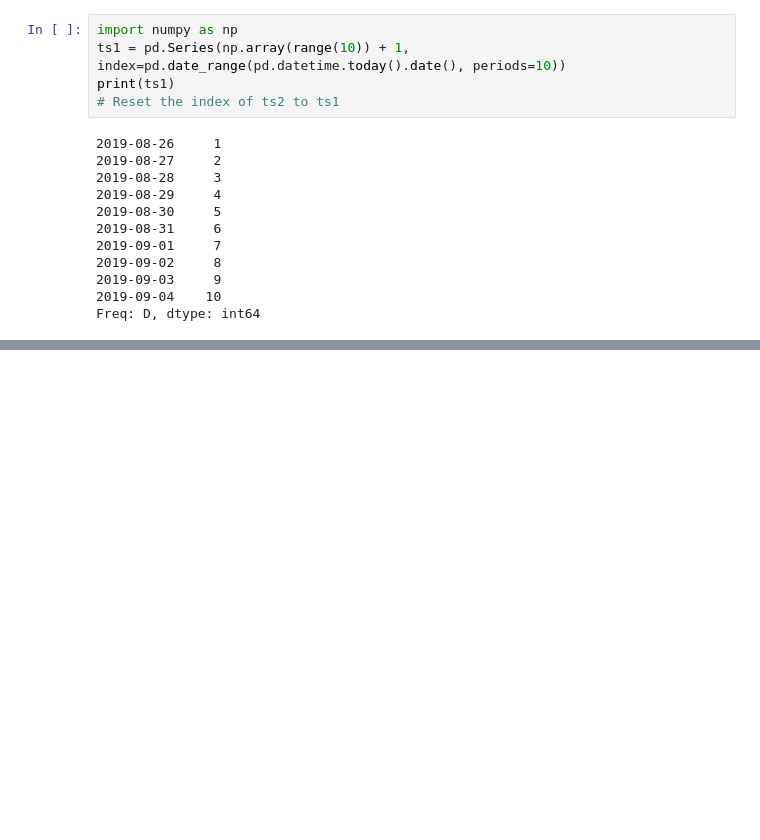
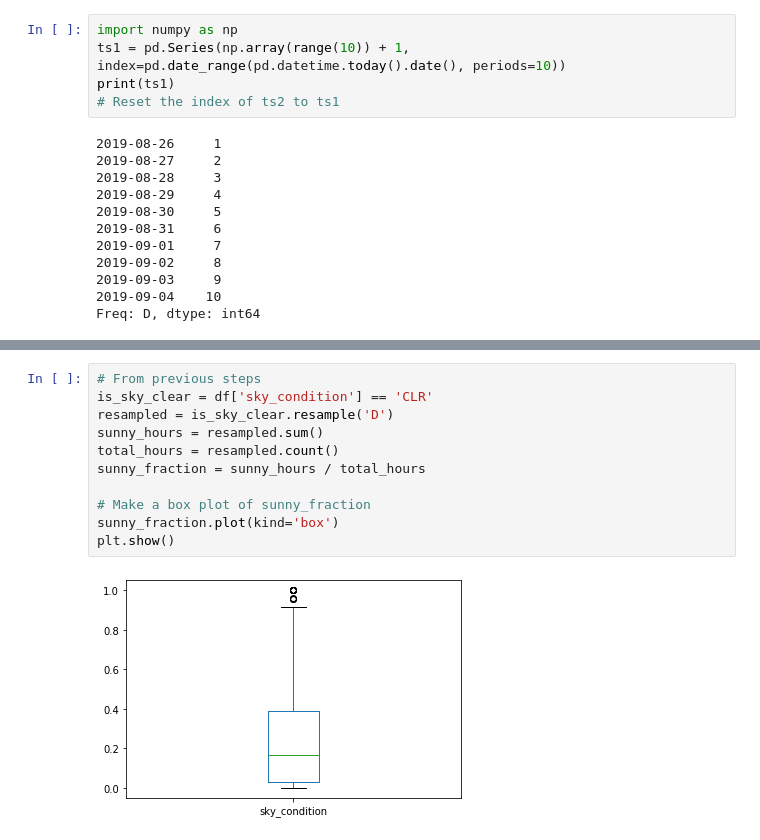
Before and after one commit to thap/python_basics_to_advanced, a Jupyter notebook: pandas foundations.ipynb, the cells around one changed output, grey strips where cells are left out. Saved outputs shown, nothing was run; the diff lists cells and outputs as text; blank space fills up the shorter version.

```diff
--- a/pandas foundations.ipynb
+++ b/pandas foundations.ipynb
@@ -874,0 +1060,13 @@ Freq: D, dtype: int64
+# %%
+# From previous steps
+is_sky_clear = df['sky_condition'] == 'CLR'
+resampled = is_sky_clear.resample('D')
+sunny_hours = resampled.sum()
+total_hours = resampled.count()
+sunny_fraction = sunny_hours / total_hours
+
+# Make a box plot of sunny_fraction
+sunny_fraction.plot(kind='box')
+plt.show()
+# %% [output]
+[figure, added]
```
Also changed, not shown: parts of 22 cells of this notebook, 1 other file.
